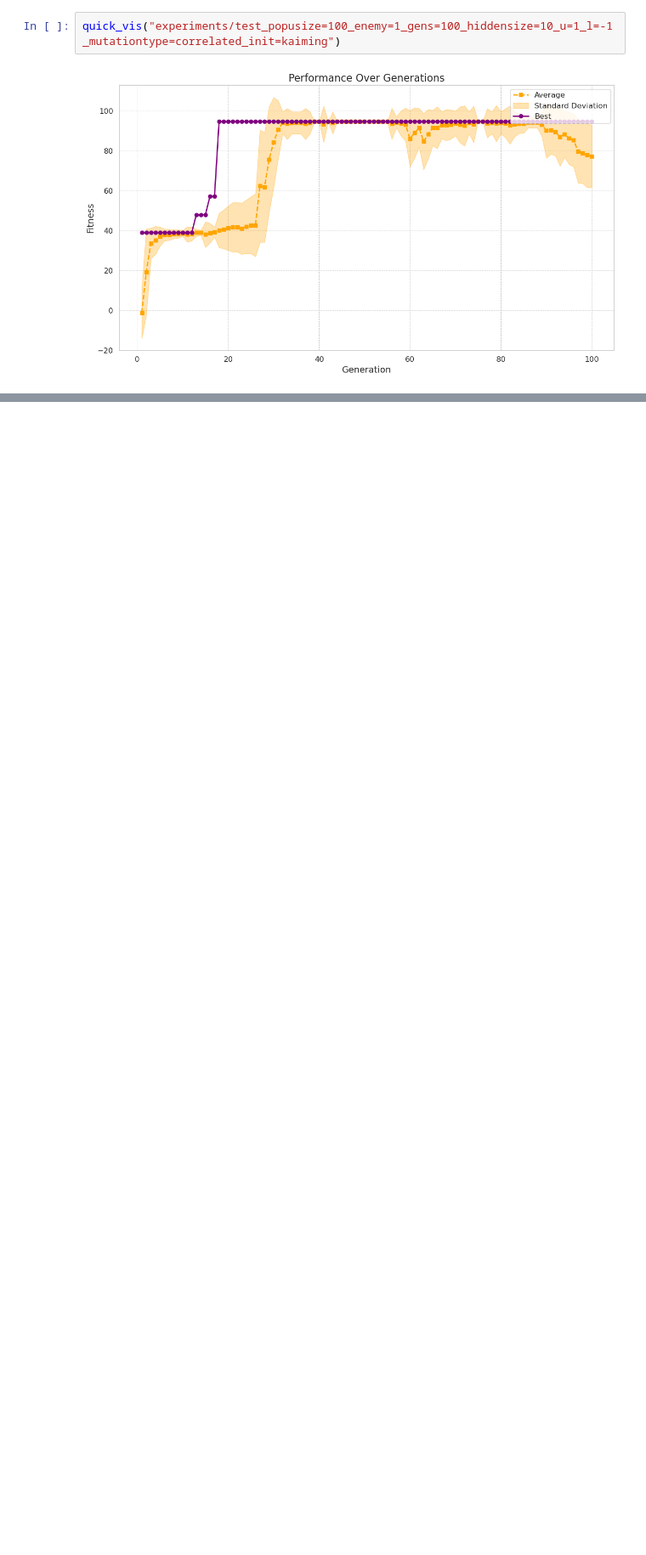
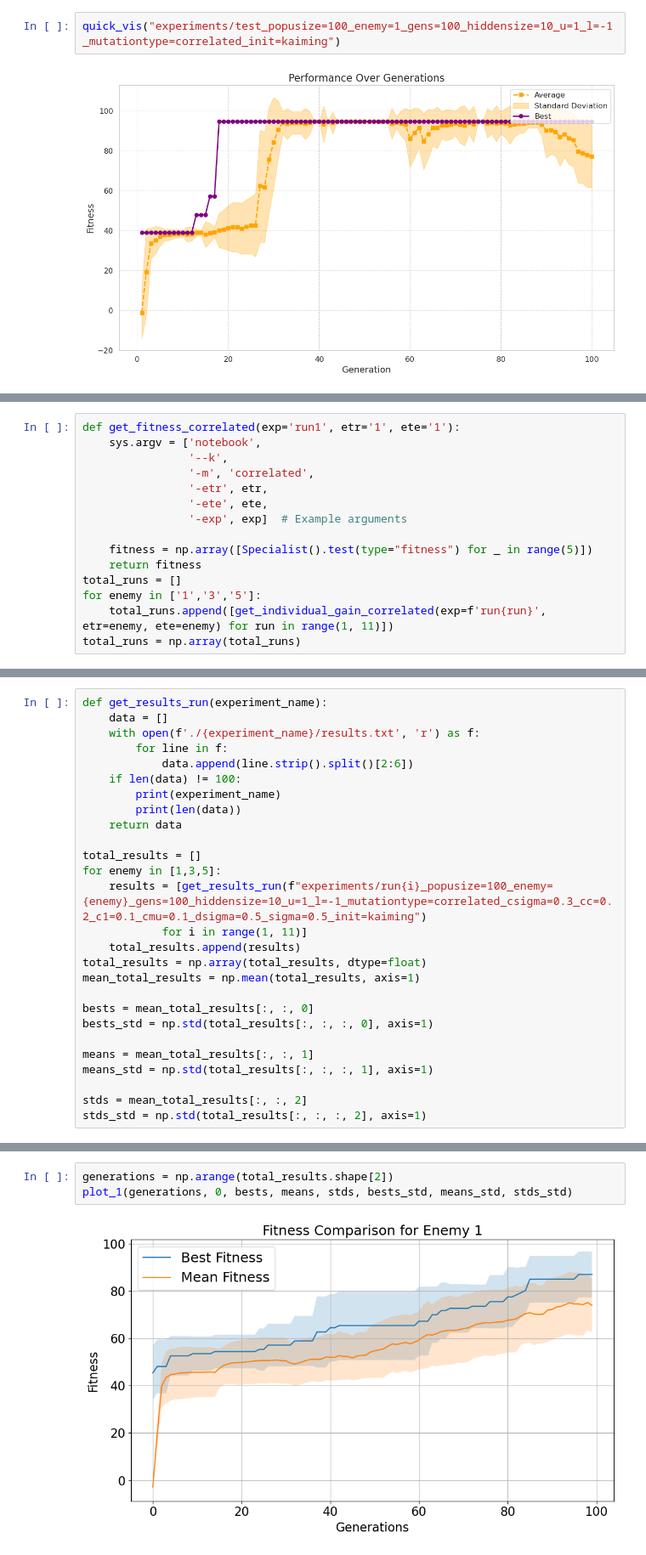
Before and after one commit to ArcovanBreda/evoman, a Jupyter notebook: Visualisation.ipynb, the cells around one changed output, grey strips where cells are left out. Shown at 85% size. Saved outputs shown, nothing was run; the diff lists cells and outputs as text; blank space fills up the shorter version.

```diff
--- a/Visualisation.ipynb
+++ b/Visualisation.ipynb
@@ -56,0 +159,15 @@ quick_vis("experiments/test_popusize=100_enemy=1_gens=100_hiddensize=10_u=1_l=-1
+# %%
+def get_fitness_correlated(exp='run1', etr='1', ete='1'):
+    sys.argv = ['notebook',
+                '--k',
+                '-m', 'correlated',
+                '-etr', etr,
+                '-ete', ete,
+                '-exp', exp]  # Example arguments
+
+    fitness = np.array([Specialist().test(type="fitness") for _ in range(5)])
+    return fitness
+total_runs = []
+for enemy in ['1','3','5']:
+    total_runs.append([get_individual_gain_correlated(exp=f'run{run}', etr=enemy, ete=enemy) for run in range(1, 11)])
+total_runs = np.array(total_runs)
@@ -56,0 +192,27 @@ quick_vis("experiments/test_popusize=100_enemy=1_gens=100_hiddensize=10_u=1_l=-1
+# %%
+def get_results_run(experiment_name):
+    data = []
+    with open(f'./{experiment_name}/results.txt', 'r') as f:
+        for line in f:
+            data.append(line.strip().split()[2:6])
+    if len(data) != 100:
+        print(experiment_name)
+        print(len(data))
+    return data
+
+total_results = []
+for enemy in [1,3,5]:
+    results = [get_results_run(f"experiments/run{i}_popusize=100_enemy={enemy}_gens=100_hiddensize=10_u=1_l=-1_mutationtype=correlated_csigma=0.3_cc=0.2_c1=0.1_cmu=0.1_dsigma=0.5_sigma=0.5_init=kaiming")
+            for i in range(1, 11)]
+    total_results.append(results)
+total_results = np.array(total_results, dtype=float)
+mean_total_results = np.mean(total_results, axis=1)
+
+bests = mean_total_results[:, :, 0]
+bests_std = np.std(total_results[:, :, :, 0], axis=1)
+
+means = mean_total_results[:, :, 1]
+means_std = np.std(total_results[:, :, :, 1], axis=1)
+
+stds = mean_total_results[:, :, 2]
+stds_std = np.std(total_results[:, :, :, 2], axis=1)
@@ -56,0 +262,5 @@ quick_vis("experiments/test_popusize=100_enemy=1_gens=100_hiddensize=10_u=1_l=-1
+# %%
+generations = np.arange(total_results.shape[2])
+plot_1(generations, 0, bests, means, stds, bests_std, means_std, stds_std)
+# %% [output]
+[figure, added]
```
Also changed, not shown: parts of 11 cells of this notebook, 3 other files.
